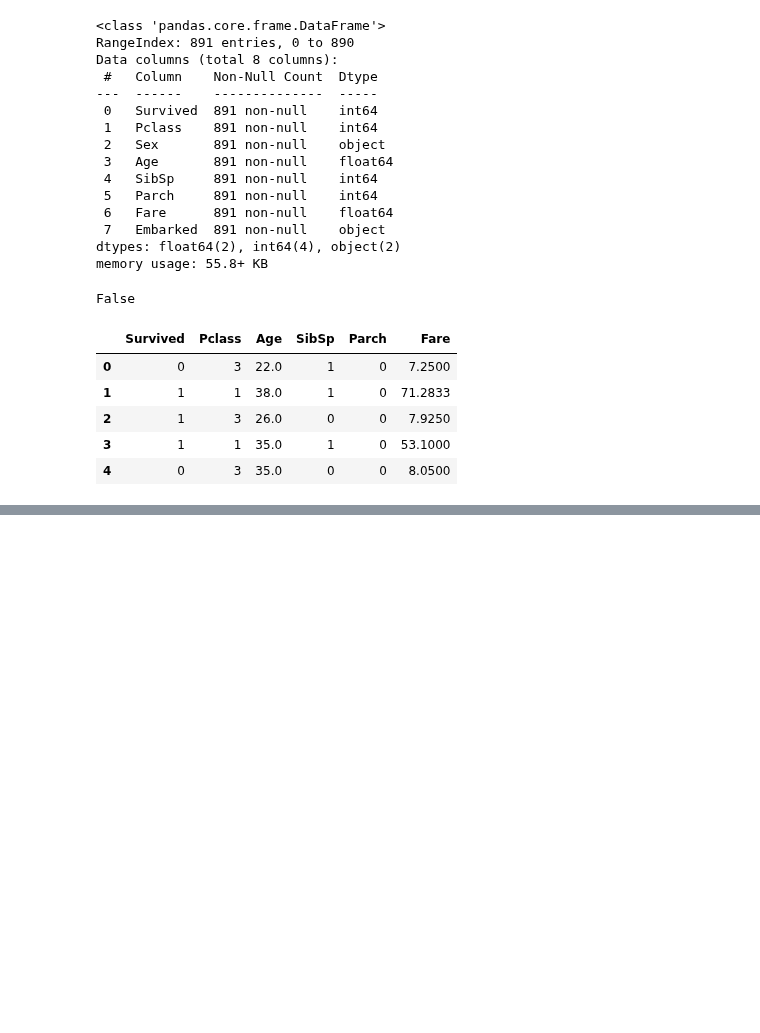
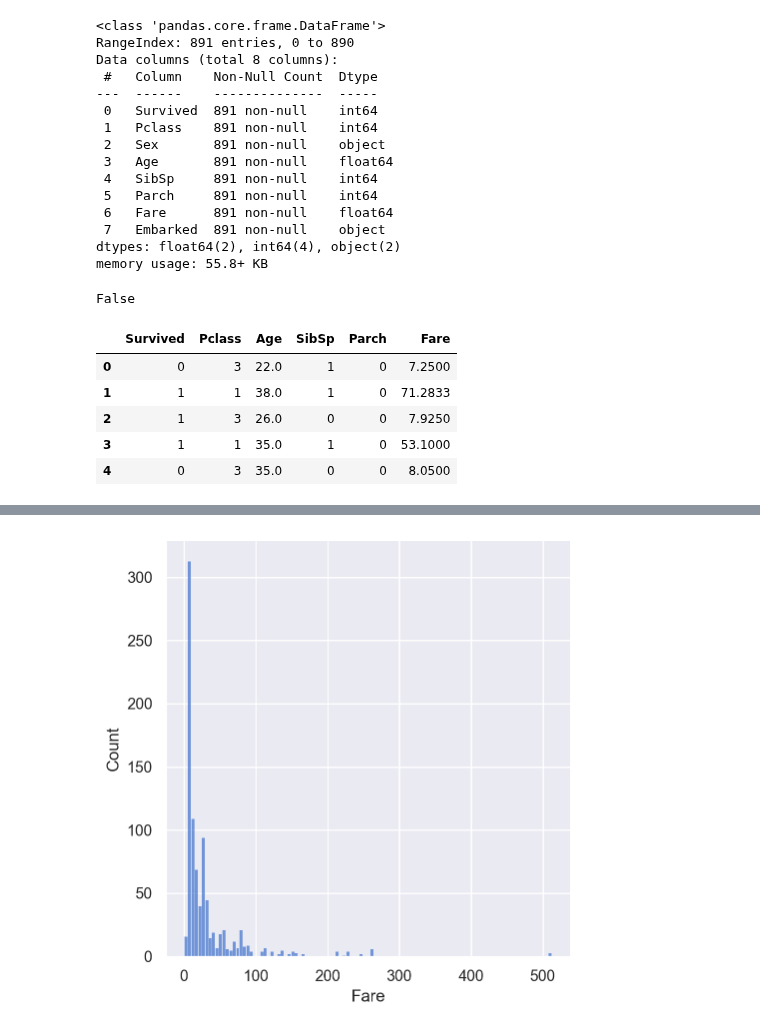
Before and after one commit to pNatTueku/basicPython, a Jupyter notebook: data_preparation_titanic_data.ipynb, the cells around one changed output, grey strips where cells are left out. Drawn from its saved outputs; the diff is of its cells as text; code cells hidden in the pictures; blank space fills up the shorter version.

```diff
--- a/data_preparation_titanic_data.ipynb
+++ b/data_preparation_titanic_data.ipynb
@@ -305,0 +312,8 @@ plt.show()
+# %%
+# plot Fare distribution
+
+plt.rcParams['figure.figsize'] = (6, 4)
+
+sns.displot(df['Fare']);
+# %% [output]
+[figure, added]
```
Also changed, not shown: parts of 20 cells of this notebook.
